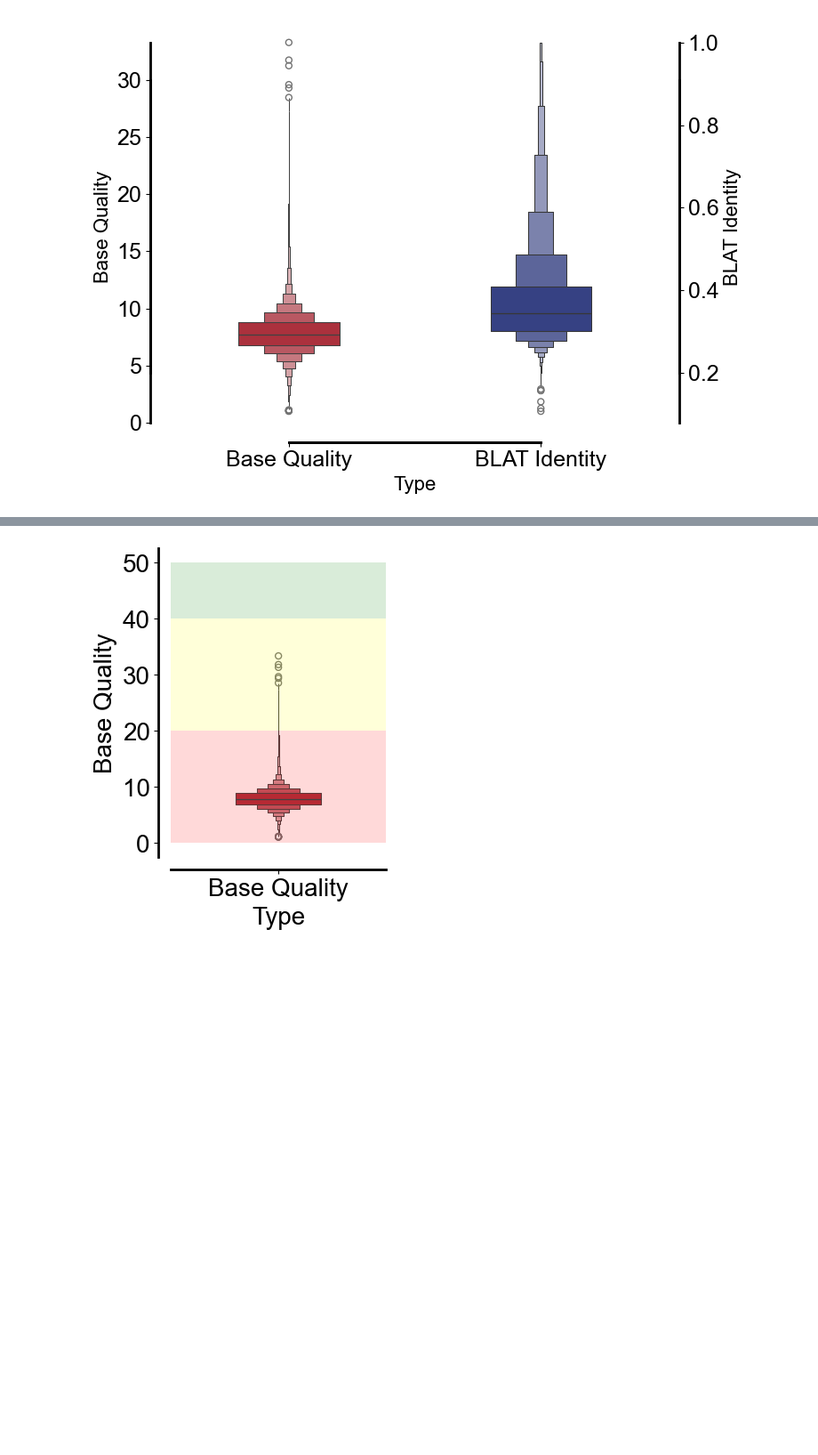
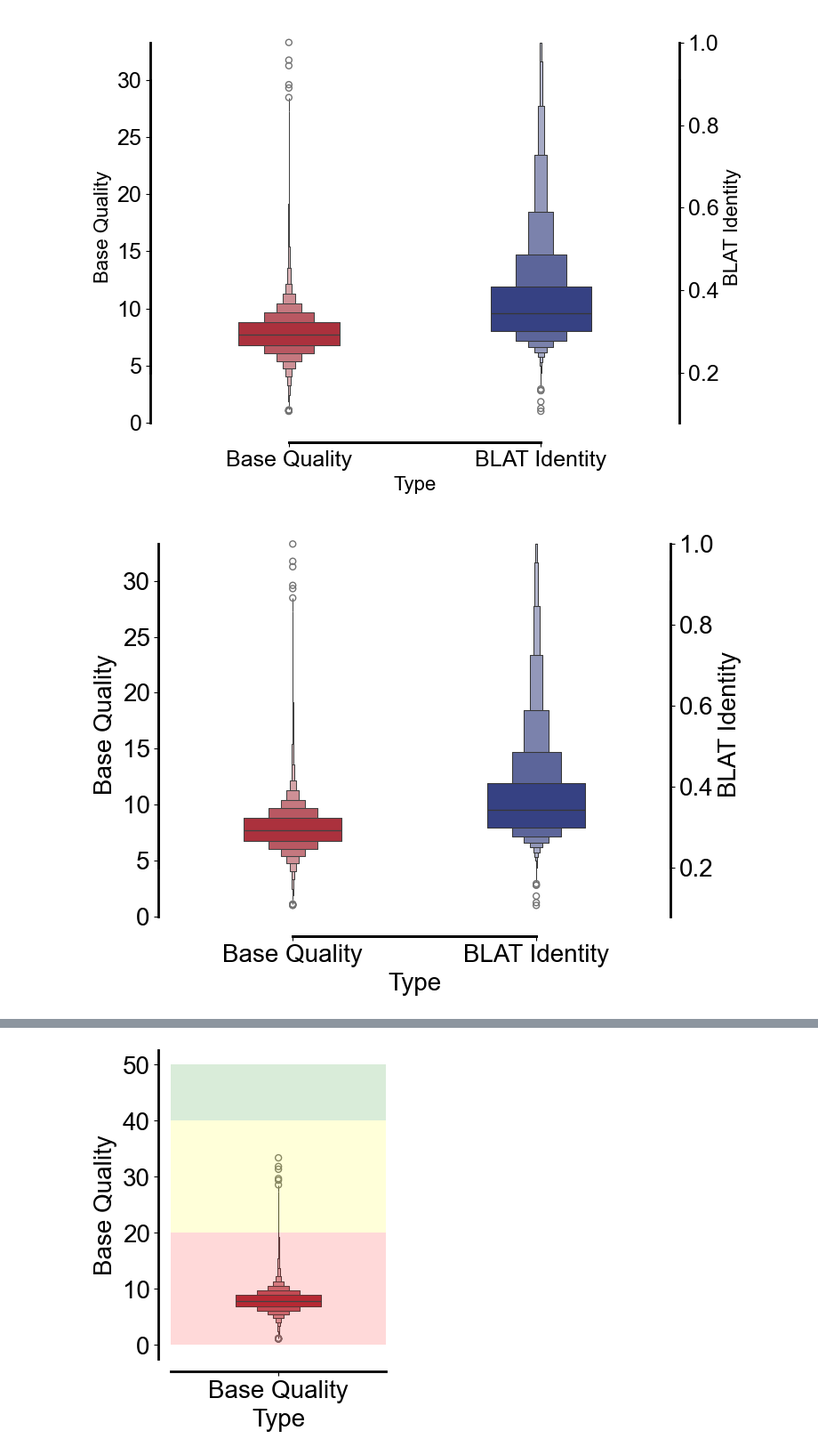
Before and after one commit to cauliyang/deepchopper-paper, a Jupyter notebook: figures/figures.ipynb, the cells around one changed output, grey strips where cells are left out. Shown at 89% size. Cells and saved outputs as stored; diff of their text form; code cells hidden in the pictures; blank space fills up the shorter version.

```diff
--- a/figures/figures.ipynb
+++ b/figures/figures.ipynb
@@ -866,6 +866,7 @@ def plot_box_for_base_qual_and_blat(base_qual, blat_identity, figsize=(8, 6), c1
     # Plotting the boxenplot for the identity scores on the right y-axis
     getattr(sns, plot_type)(x='Type', y='Score', data=df[df['Type'] == t2], ax=ax2, color=c2, width=width, fill=True)
     ax2.set_ylabel(t2)
+    ax2.set_ylim(0,1)
 
     # ax2.spines['right'].set_color(d3)
     # ax2.yaxis.label.set_color(d3)
@@ -974,3 +975,7 @@ plot_box_for_base_qual_and_blat(plot_data_remove_seq_base_quals_vcap002, plot_da
 plot_box_for_base_qual_and_blat(plot_data_remove_seq_base_quals_vcap004, plot_data_vcap_004, plot_type="boxenplot",figname="vcap004_base_qual_and_blat_box_plot.pdf")
 # %% [output]
 [figure]
+# %%
+plot_box_for_base_qual_and_blat(plot_data_remove_seq_base_quals_vcap004, plot_data_vcap_004, plot_type="boxenplot")
+# %% [output]
+[figure, added]
```
Also changed, not shown: parts of 1 cell of this notebook, 2 other files.
